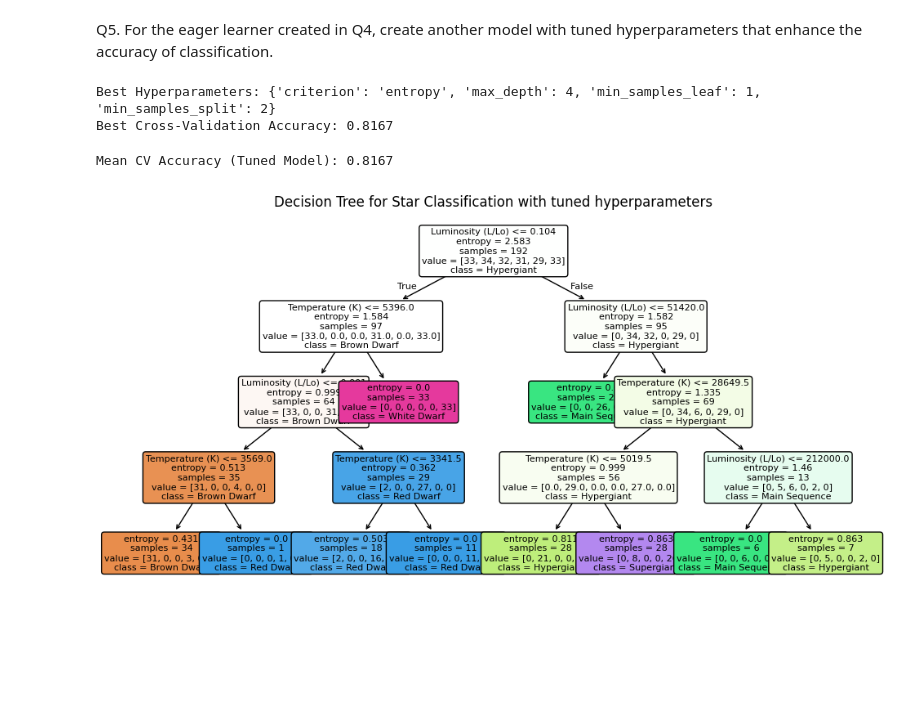
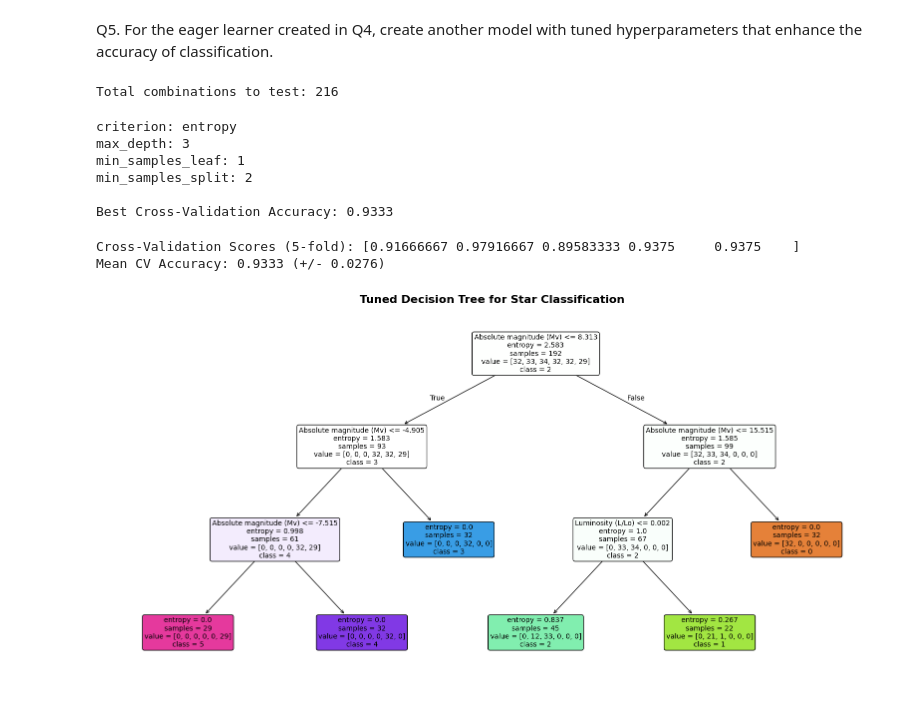
Before and after one commit to IreneWanjiruKariuki/AI-Coursework-2025, a Jupyter notebook: Stars_Classification.ipynb, the cells around one changed output. Drawn from its saved outputs; the diff is of its cells as text; code cells hidden in the pictures; blank space fills up the shorter version.

```diff
--- a/Stars_Classification.ipynb
+++ b/Stars_Classification.ipynb
@@ -342,12 +517,10 @@ hyperparameters that enhance the accuracy of classification.
 # %%
 #Prepare features and target
 
-X = df[['Temperature (K)', 'Luminosity (L/Lo)']]
-y = df['Star category']
+X = df[['Absolute magnitude (Mv)', 'Luminosity (L/Lo)']]
+y = df['Star type']
 # %%
-#Split into training and testing data
-X_train, X_test, y_train, y_test = train_test_split(
-    X, y, test_size=0.2, random_state=0
-)
+# Split into training and testing data
+X_train, X_test, y_train, y_test = train_test_split(X, y, test_size=0.2, random_state=42)
 # %%
 #Base model
@@ -356,39 +528,55 @@ dt = DecisionTreeClassifier(random_state=0)
 # %%
-#Defining hyperparameter grid
-
+# Defining hyperparameter grid
 param_grid = {
     'criterion': ['gini', 'entropy', 'log_loss'],
     'max_depth': [2, 3, 4, 5, 6, 8, 10, None],
     'min_samples_split': [2, 5, 10],
     'min_samples_leaf': [1, 2, 4]
 }
+
+print(f"\nTotal combinations to test: {len(param_grid['criterion']) * len(param_grid['max_depth']) * len(param_grid['min_samples_split']) * len(param_grid['min_samples_leaf'])}")
+# %% [output]
+Total combinations to test: 216
 # %%
-#Performing Grid Search with Cross-Validation
+# Performing Grid Search with Cross-Validation
+grid_search = GridSearchCV(dt, param_grid, cv=5, scoring='accuracy', n_jobs=-1)
+grid_search.fit(X, y)
 
-grid_search = GridSearchCV(dt, param_grid, cv=5, scoring='accuracy')
-grid_search.fit(X, y)
-print("Best Hyperparameters:", grid_search.best_params_)
-print("Best Cross-Validation Accuracy:", round(grid_search.best_score_, 4))
+for param, value in grid_search.best_params_.items():
+    print(f"{param}: {value}")
+
+print(f"\nBest Cross-Validation Accuracy: {grid_search.best_score_:.4f}")
 # %% [output]
-Best Hyperparameters: {'criterion': 'entropy', 'max_depth': 4, 'min_samples_leaf': 1, 'min_samples_split': 2}
-Best Cross-Validation Accuracy: 0.8167
+criterion: entropy
+max_depth: 3
+min_samples_leaf: 1
+min_samples_split: 2
+
+Best Cross-Validation Accuracy: 0.9333
 # %%
 #Create and train the tuned model
-
 best_dt = grid_search.best_estimator_
 best_dt.fit(X_train, y_train)
-#Evaluating tuned model
-cv_scores = cross_val_score(best_dt, X, y, cv=5)
-print(f"Mean CV Accuracy (Tuned Model): {np.mean(cv_scores):.4f}")
+
+# Evaluating tuned model
+cv_scores_tuned = cross_val_score(best_dt, X, y, cv=5)
+print(f"Cross-Validation Scores (5-fold): {cv_scores_tuned}")
+print(f"Mean CV Accuracy: {np.mean(cv_scores_tuned):.4f} (+/- {cv_scores_tuned.std():.4f})")
 # %% [output]
-Mean CV Accuracy (Tuned Model): 0.8167
+Cross-Validation Scores (5-fold): [0.91666667 0.97916667 0.89583333 0.9375     0.9375    ]
+Mean CV Accuracy: 0.9333 (+/- 0.0276)
 # %%
-#Visualizing the tuned Decision Tree
-
-plt.figure(figsize=(12,6))
-plot_tree(best_dt,feature_names=['Temperature (K)', 'Luminosity (L/Lo)'],class_names=[str(cls) for cls in best_dt.classes_],filled=True,rounded=True,fontsize=8)
-plt.title("Decision Tree for Star Classification with tuned hyperparameters")
+# Visualizing the tuned Decision Tree
+plt.figure(figsize=(16, 8))
+plot_tree(best_dt,
+          feature_names=['Absolute magnitude (Mv)', 'Luminosity (L/Lo)'],
+          class_names=[str(cls) for cls in best_dt.classes_],
+          filled=True,
+          rounded=True,
+          fontsize=10)
+plt.title("Tuned Decision Tree for Star Classification", fontsize=16, fontweight='bold')
+plt.tight_layout()
 plt.show()
 # %% [output]
-[figure, old version]
+[figure, new version]
 # %%
```
Also changed, not shown: parts of 38 cells of this notebook.
